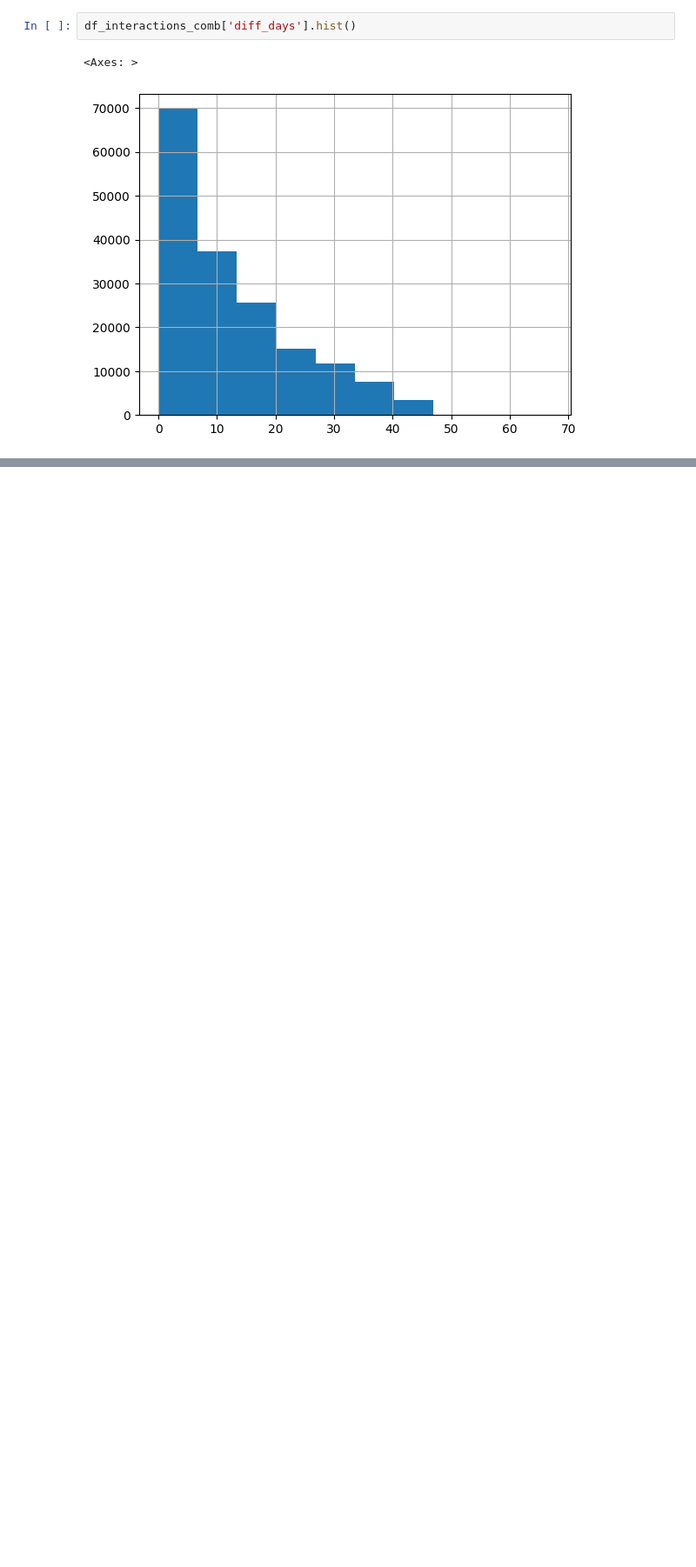
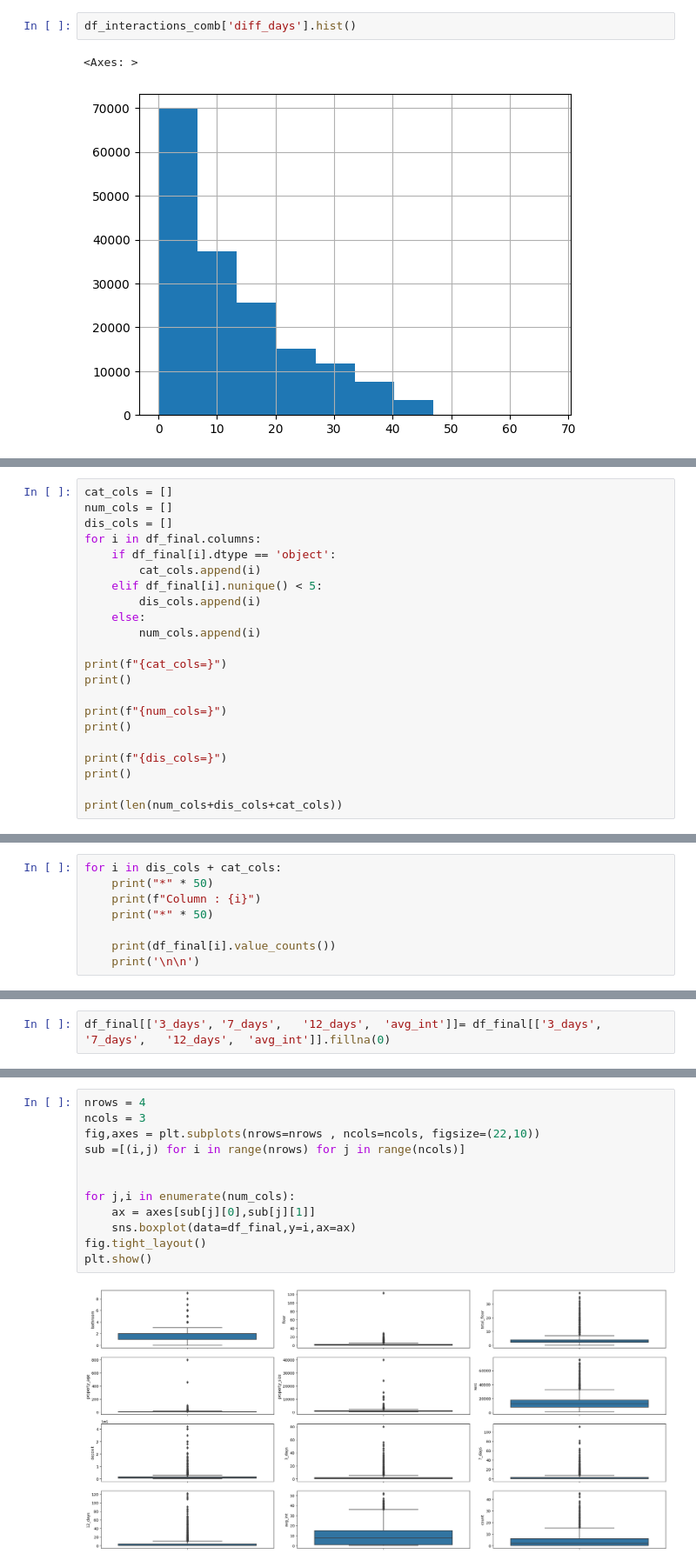
Before and after one commit to rahulsm27/Case_Studies, a Jupyter notebook: 6_PropertyClickPrediction/Final_Solution.ipynb, the cells around one changed output, grey strips where cells are left out. Shown at 87% size. Cells and saved outputs as stored; diff of their text form; blank space fills up the shorter version.

```diff
--- a/6_PropertyClickPrediction/Final_Solution.ipynb
+++ b/6_PropertyClickPrediction/Final_Solution.ipynb
@@ -191,0 +261,22 @@ See the caveats in the documentation: https://pandas.pydata.org/pandas-docs/stab
+# %%
+cat_cols = []
+num_cols = []
+dis_cols = []
+for i in df_final.columns:
+    if df_final[i].dtype == 'object':
+        cat_cols.append(i)
+    elif df_final[i].nunique() < 5:
+        dis_cols.append(i)
+    else:
+        num_cols.append(i)
+
+print(f"{cat_cols=}")
+print()
+
+print(f"{num_cols=}")
+print()
+
+print(f"{dis_cols=}")
+print()
+
+print(len(num_cols+dis_cols+cat_cols))
@@ -191,0 +295,8 @@ See the caveats in the documentation: https://pandas.pydata.org/pandas-docs/stab
+# %%
+for i in dis_cols + cat_cols:
+    print("*" * 50)
+    print(f"Column : {i}")
+    print("*" * 50)
+
+    print(df_final[i].value_counts())
+    print('\n\n')
@@ -191,0 +321,2 @@ See the caveats in the documentation: https://pandas.pydata.org/pandas-docs/stab
+# %%
+df_final[['3_days',	'7_days',	'12_days',	'avg_int']]= df_final[['3_days',	'7_days',	'12_days',	'avg_int']].fillna(0)
@@ -191,0 +325,14 @@ See the caveats in the documentation: https://pandas.pydata.org/pandas-docs/stab
+# %%
+nrows = 4
+ncols = 3
+fig,axes = plt.subplots(nrows=nrows , ncols=ncols, figsize=(22,10))
+sub =[(i,j) for i in range(nrows) for j in range(ncols)]
+
+
+for j,i in enumerate(num_cols):
+    ax = axes[sub[j][0],sub[j][1]]
+    sns.boxplot(data=df_final,y=i,ax=ax)
+fig.tight_layout()
+plt.show()
+# %% [output]
+[figure, added]
```
Also changed, not shown: parts of 59 cells of this notebook, 1 other file.
